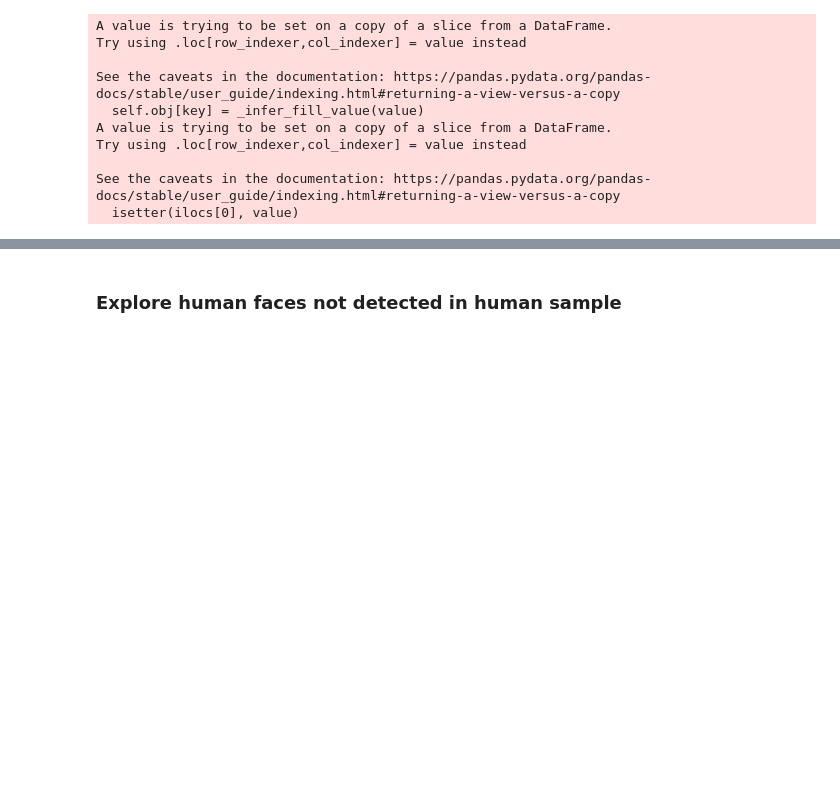
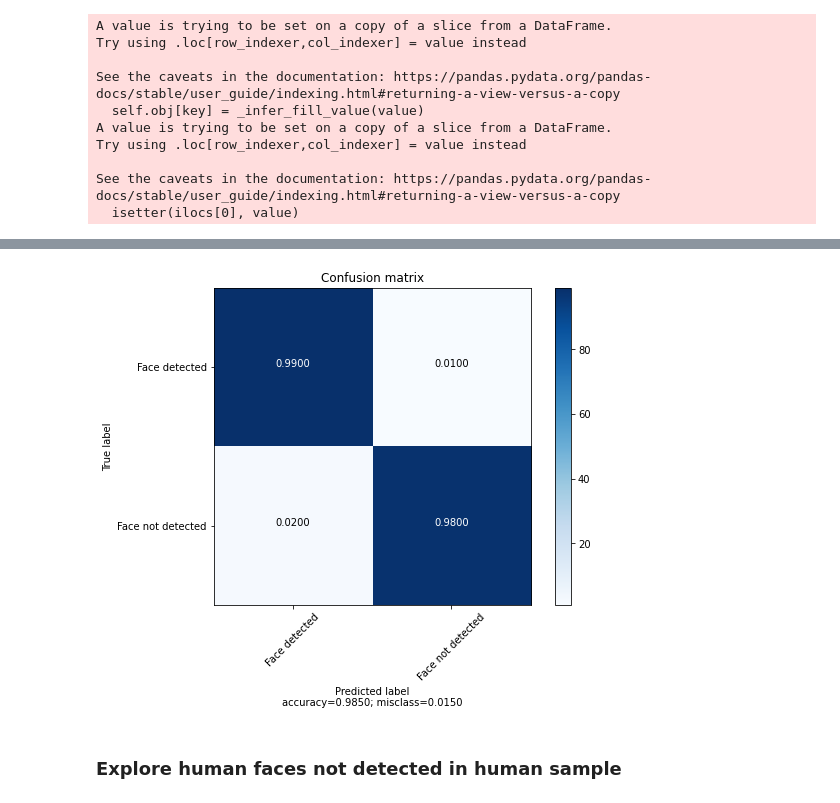
Before and after one commit to AzemaBaptiste/pokemon_classifier, a Jupyter notebook: notebooks/1_Detect_Human.ipynb, the cells around one changed output, grey strips where cells are left out. Cells and saved outputs as stored; diff of their text form; code cells hidden in the pictures; blank space fills up the shorter version.

```diff
--- a/notebooks/1_Detect_Human.ipynb
+++ b/notebooks/1_Detect_Human.ipynb
@@ -62,3 +63,15 @@ Faces detected in Pokemon sample:
+# %%
+from sklearn.metrics import confusion_matrix
+import numpy as np
+
+y_true = np.concatenate((np.ones((100), dtype=bool), np.zeros((100), dtype=bool)), axis=0)
+y_pred = np.concatenate((df_human_sample["face_detected"], df_pokemon_sample["face_detected"]), axis=0)
+# %%
+cm = confusion_matrix(y_true, y_pred, labels=[1, 0])
+# %%
+utils.plot_confusion_matrix(cm, ['Face detected', 'Face not detected'])
+# %% [output]
+[figure, added]
 # %% [markdown]
 ### Explore human faces not detected in human sample
 # %%
```
Also changed, not shown: parts of 5 cells of this notebook, 39 other files.
